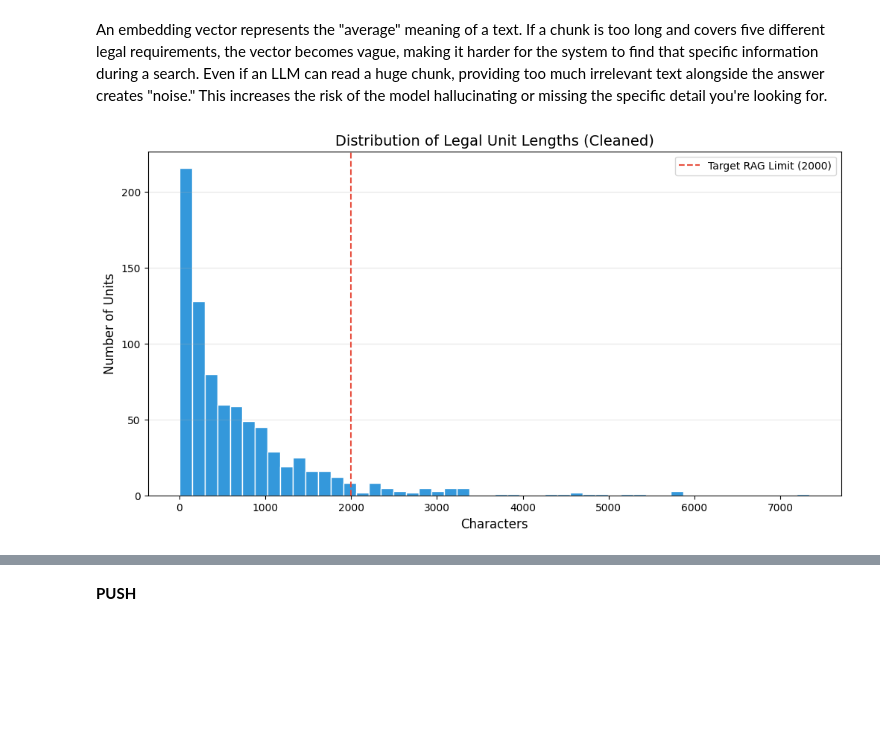
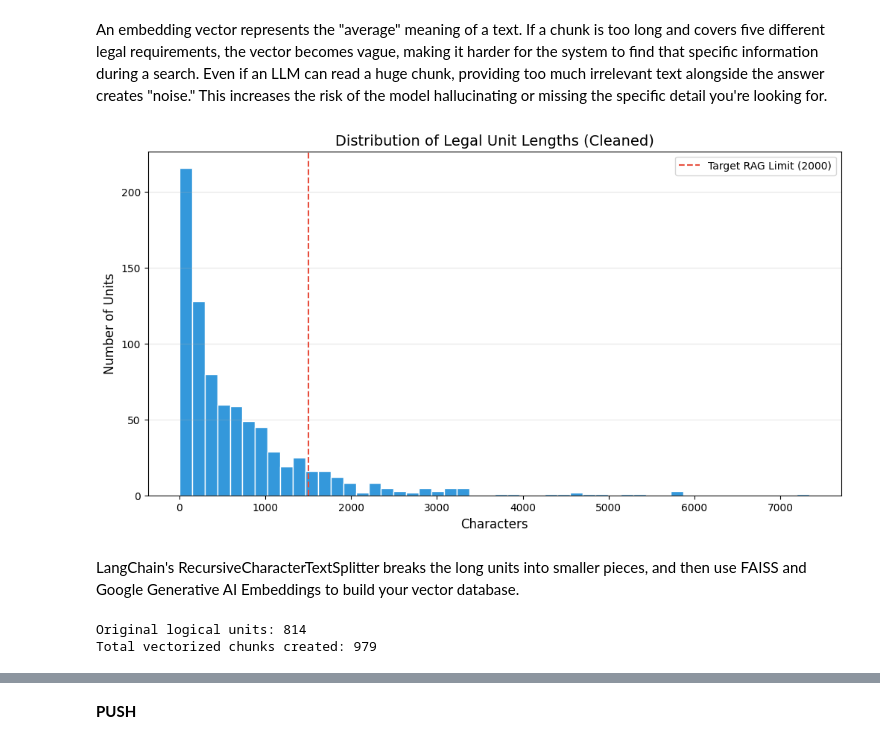
Before and after one commit to profsuccodifrutta/ai_act_RAG_navigator, a Jupyter notebook: ai_act_RAG.ipynb, the cells around one changed output, grey strips where cells are left out. Drawn from its saved outputs; the diff is of its cells as text; code cells hidden in the pictures; blank space fills up the shorter version.

Commit message:
dataset ready for vectorization with faiss

```diff
--- a/ai_act_RAG.ipynb
+++ b/ai_act_RAG.ipynb
@@ -188,12 +192,54 @@ An embedding vector represents the "average" meaning of a text. If a chunk is to
 # %%
 plt.figure(figsize=(12, 6))
 plt.hist(df_units['len'], bins=50, color='#3498db', edgecolor='white')
-plt.axvline(2000, color='#e74c3c', linestyle='--', label='Target RAG Limit (2000)')
+plt.axvline(1500, color='#e74c3c', linestyle='--', label='Target RAG Limit (2000)')
 plt.title('Distribution of Legal Unit Lengths (Cleaned)', fontsize=14)
 plt.xlabel('Characters', fontsize=12)
 plt.ylabel('Number of Units', fontsize=12)
 plt.legend()
 plt.grid(axis='y', alpha=0.3)
 plt.show()
 # %% [output]
-[figure, old version]
+[figure, new version]
+# %% [markdown]
+LangChain's RecursiveCharacterTextSplitter breaks the long units into smaller pieces, and then use FAISS and Google Generative AI Embeddings to build your vector database.
+# %%
+from langchain_text_splitters import RecursiveCharacterTextSplitter
+from langchain_core.documents import Document
+
+# Initialize the text splitter
+# 1500 characters is a solid sweet spot for legal text embeddings
+text_splitter = RecursiveCharacterTextSplitter(
+    chunk_size=1500,
+    chunk_overlap=200,
+    length_function=len,
+    separators=["\n\n", "\n", ".", " ", ""]
+)
+
+final_documents = []
+
+# Iterate through your dataframe and split the text
+for _, row in df_units.iterrows():
+    unit_id = row['id']
+    text = row['text']
+
+    # Split the text into smaller chunks
+    chunks = text_splitter.split_text(text)
+
+    # Create LangChain Document objects and attach metadata
+    for i, chunk in enumerate(chunks):
+        doc = Document(
+            page_content=chunk,
+            metadata={
+                "source": "eu_ai_act",
+                "legal_unit": unit_id,
+                "chunk_index": i
+            }
+        )
+        final_documents.append(doc)
+
+print(f"Original logical units: {len(df_units)}")
+print(f"Total vectorized chunks created: {len(final_documents)}")
+# %% [output]
+Original logical units: 814
+Total vectorized chunks created: 979
```
Also changed, not shown: parts of 11 cells of this notebook.
